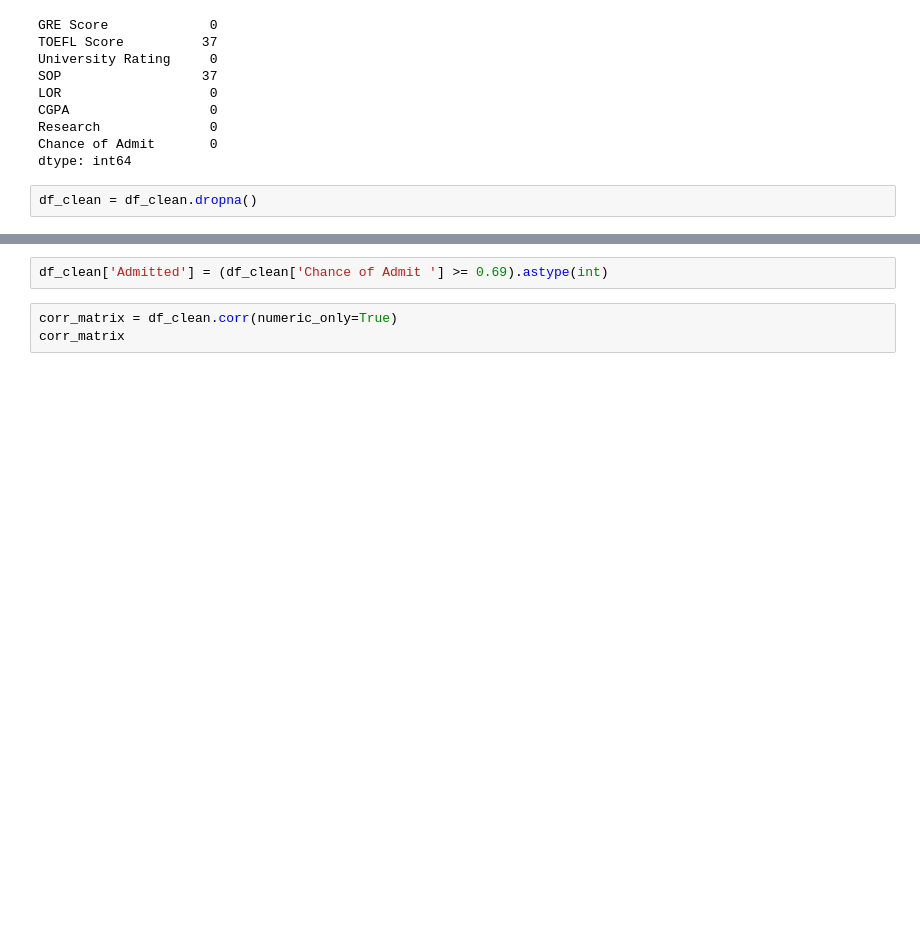
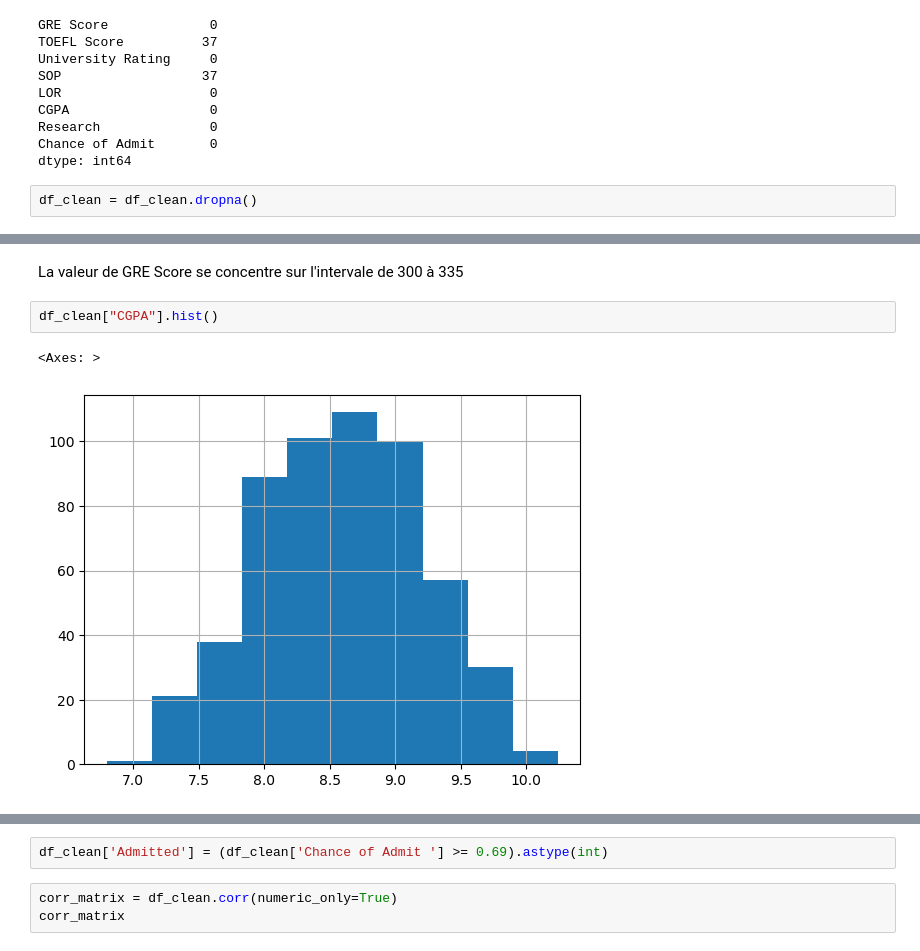
Before and after one commit to rasolonjanahary/Projet-de-fin-de-L2, a Jupyter notebook: APV_V2.ipynb, the cells around one changed output, grey strips where cells are left out. Drawn from its saved outputs; the diff is of its cells as text; blank space fills up the shorter version.

```diff
--- a/APV_V2.ipynb
+++ b/APV_V2.ipynb
@@ -73,0 +87,7 @@ df_clean = df_clean.dropna()
+# %% [markdown]
+La valeur de GRE Score se concentre sur l'intervale de 300 à 335
+# %%
+df_clean["CGPA"].hist()
+# %% [output]
+<Axes: >
+[figure, added]
```
Also changed, not shown: parts of 26 cells of this notebook, 2 other files.
